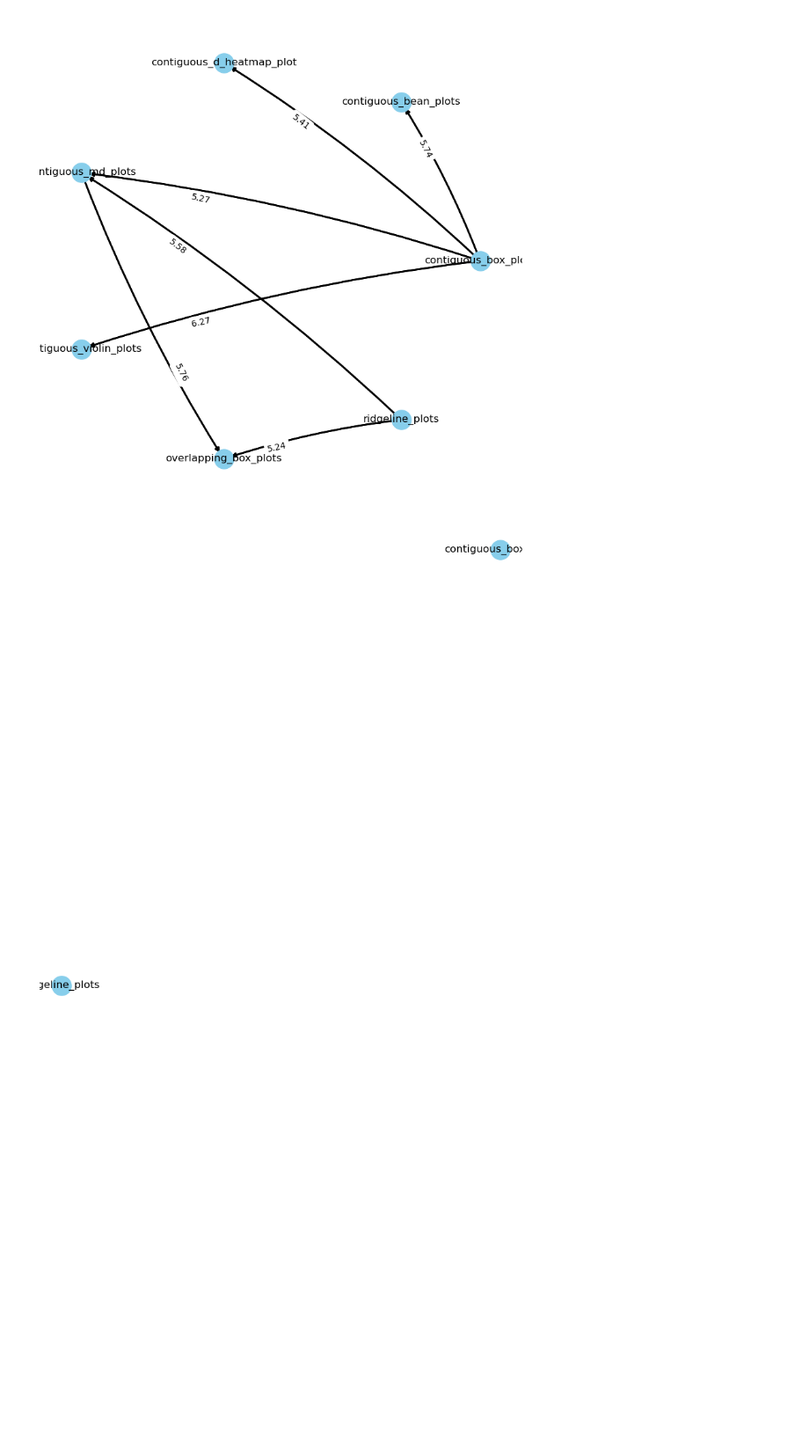
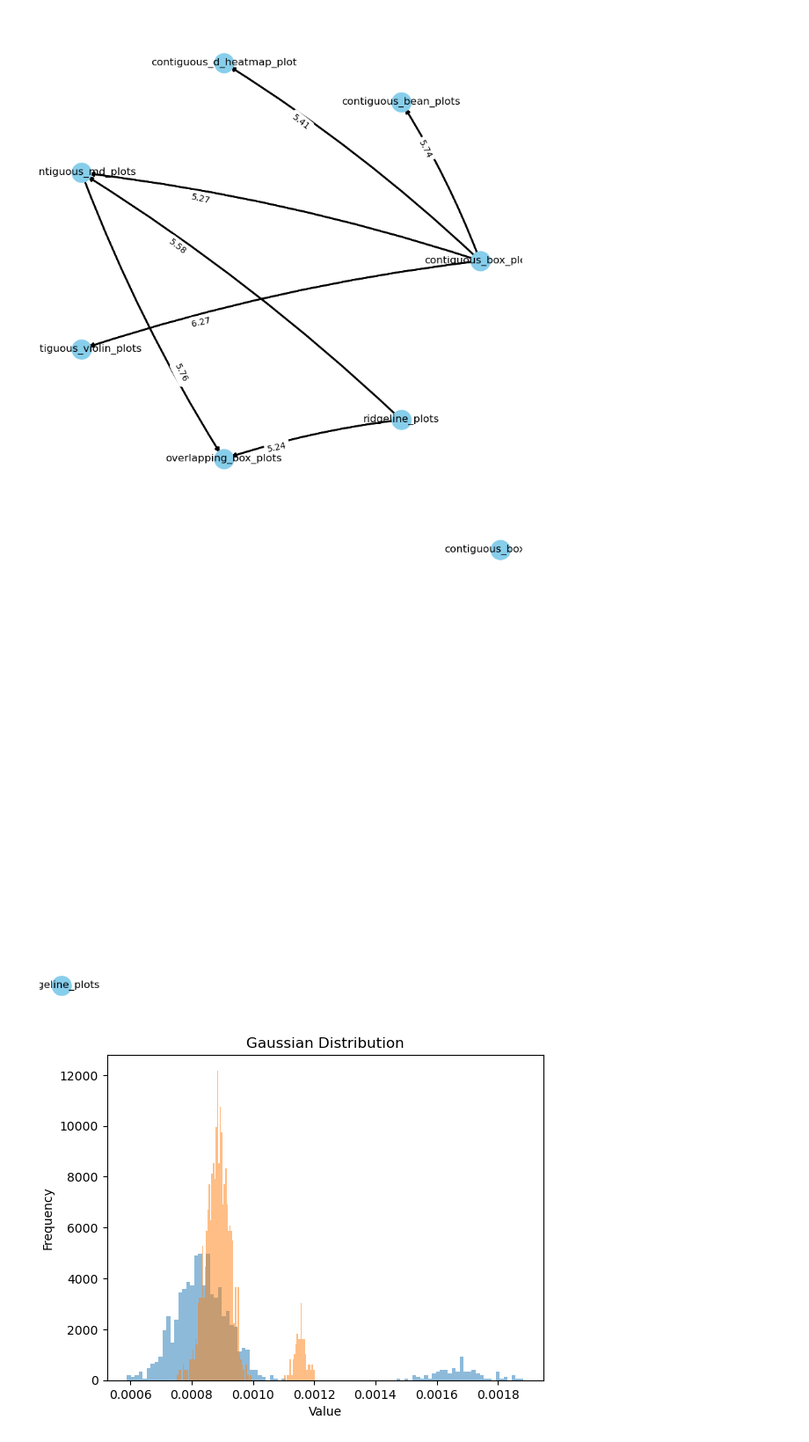
Before and after one commit to Schrodinger17/evolutive-distribution-visualization-survey, a Jupyter notebook: vote_analysis.ipynb, the cells around one changed output. Shown: that part at 88% size. Cells and saved outputs as stored; diff of their text form; code cells hidden in the pictures; blank space fills up the shorter version.

```diff
--- a/vote_analysis.ipynb
+++ b/vote_analysis.ipynb
@@ -335,3 +335,37 @@ plt.axis('off')  # Turn off axis
 plt.show()
 # %% [output]
 [figure]
+# %%
+import numpy as np
+import matplotlib.pyplot as plt
+
+# Set the mean and standard deviation
+mu = 10
+sigma = 1
+
+# Generate the vector of 100 values
+vector = np.random.normal(mu, sigma, 1000)
+
+# Generate upper outliers representing AFK
+upper_outliers = np.random.normal(2 * mu, sigma, 100)
+vector = np.concatenate((vector, upper_outliers))
+
+# Creating log vector
+vector_log = np.log(vector)
+
+# Normalization
+vector /= mu
+vector_log /= np.mean(vector_log)
+
+vector /= np.sum(vector)
+vector_log /= np.sum(vector_log)
+
+# Plot the distribution
+plt.hist(vector, bins=100, density=True, alpha=0.5)
+plt.hist(vector_log, bins=100, density=True, alpha=0.5)
+plt.xlabel('Value')
+plt.ylabel('Frequency')
+plt.title('Gaussian Distribution')
+plt.show()
+# %% [output]
+[figure, added]
```
